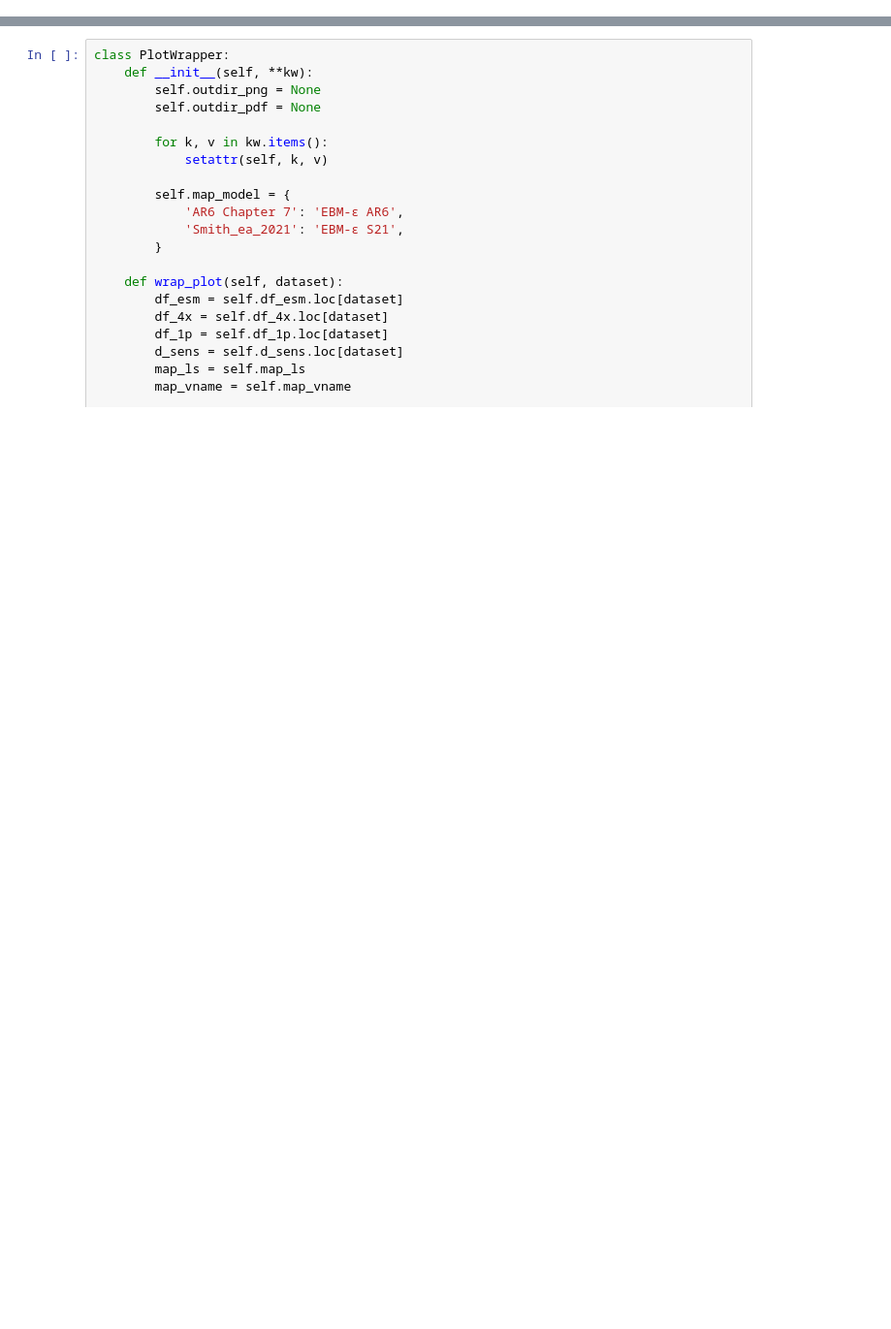
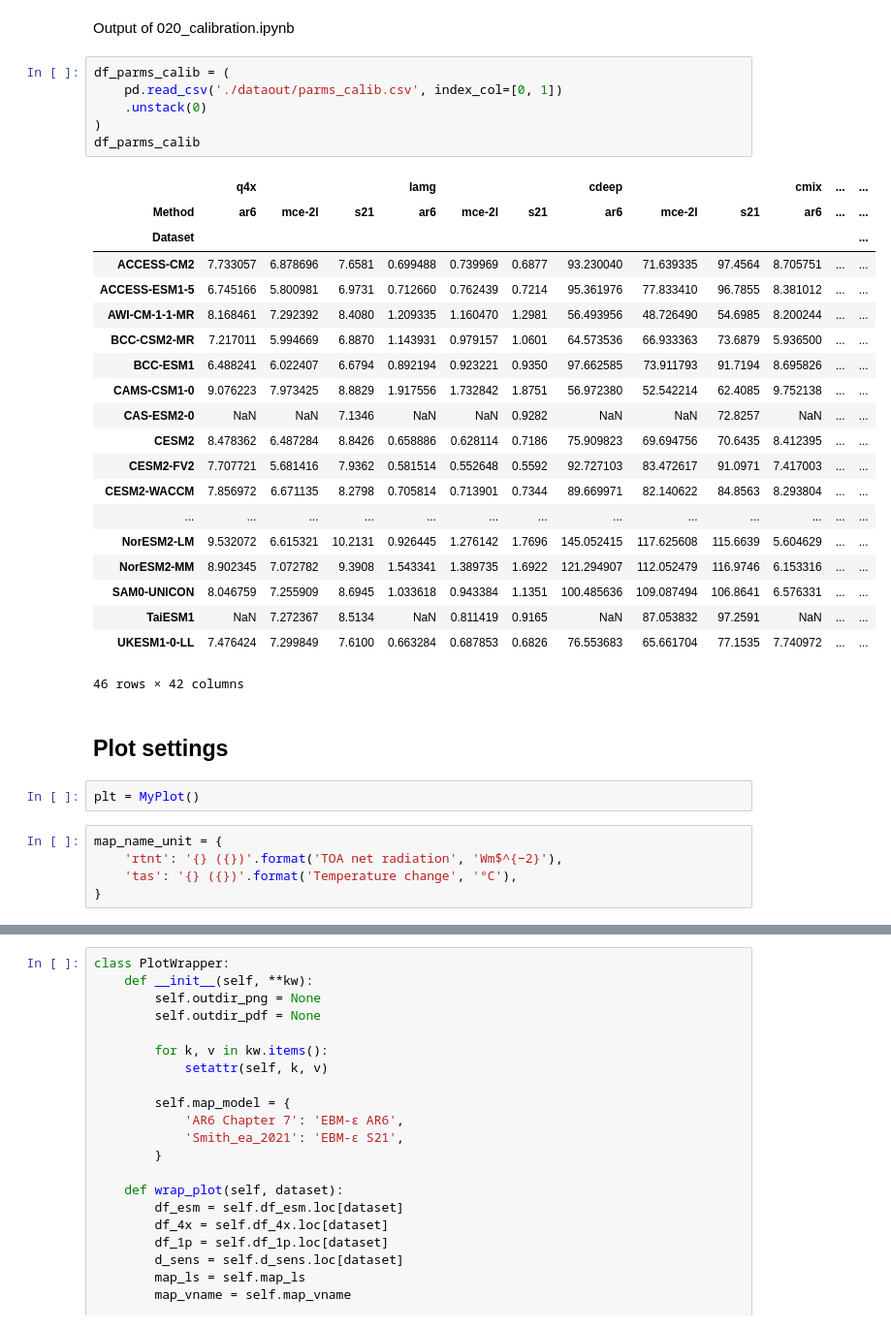
Before and after one commit to tsutsui1872/ar6-tlm, a Jupyter notebook: notebook/022_postproc.ipynb, the cells around one changed output, grey strips where cells are left out. Shown at 97% size. Drawn from its saved outputs; the diff is of its cells as text; blank space fills up the shorter version.

```diff
--- a/notebook/022_postproc.ipynb
+++ b/notebook/022_postproc.ipynb
@@ -0,0 +41,38 @@
+# %% [markdown]
+Output of 020_calibration.ipynb
+# %%
+df_parms_calib = (
+    pd.read_csv('./dataout/parms_calib.csv', index_col=[0, 1])
+    .unstack(0)
+)
+df_parms_calib
+# %% [output]
+|  | q4x |  |  | lamg |  |  | cdeep |  |  | cmix | ... | ... |
+| Method | ar6 | mce-2l | s21 | ar6 | mce-2l | s21 | ar6 | mce-2l | s21 | ar6 | ... | ... |
+| Dataset |  |  |  |  |  |  |  |  |  |  |  | ... |
+| ACCESS-CM2 | 7.733057 | 6.878696 | 7.6581 | 0.699488 | 0.739969 | 0.6877 | 93.230040 | 71.639335 | 97.4564 | 8.705751 | ... | ... |
+| ACCESS-ESM1-5 | 6.745166 | 5.800981 | 6.9731 | 0.712660 | 0.762439 | 0.7214 | 95.361976 | 77.833410 | 96.7855 | 8.381012 | ... | ... |
+| AWI-CM-1-1-MR | 8.168461 | 7.292392 | 8.4080 | 1.209335 | 1.160470 | 1.2981 | 56.493956 | 48.726490 | 54.6985 | 8.200244 | ... | ... |
+| BCC-CSM2-MR | 7.217011 | 5.994669 | 6.8870 | 1.143931 | 0.979157 | 1.0601 | 64.573536 | 66.933363 | 73.6879 | 5.936500 | ... | ... |
+| BCC-ESM1 | 6.488241 | 6.022407 | 6.6794 | 0.892194 | 0.923221 | 0.9350 | 97.662585 | 73.911793 | 91.7194 | 8.695826 | ... | ... |
+| CAMS-CSM1-0 | 9.076223 | 7.973425 | 8.8829 | 1.917556 | 1.732842 | 1.8751 | 56.972380 | 52.542214 | 62.4085 | 9.752138 | ... | ... |
+| CAS-ESM2-0 | NaN | NaN | 7.1346 | NaN | NaN | 0.9282 | NaN | NaN | 72.8257 | NaN | ... | ... |
+| CESM2 | 8.478362 | 6.487284 | 8.8426 | 0.658886 | 0.628114 | 0.7186 | 75.909823 | 69.694756 | 70.6435 | 8.412395 | ... | ... |
+| CESM2-FV2 | 7.707721 | 5.681416 | 7.9362 | 0.581514 | 0.552648 | 0.5592 | 92.727103 | 83.472617 | 91.0971 | 7.417003 | ... | ... |
+| CESM2-WACCM | 7.856972 | 6.671135 | 8.2798 | 0.705814 | 0.713901 | 0.7344 | 89.669971 | 82.140622 | 84.8563 | 8.293804 | ... | ... |
+| ... | ... | ... | ... | ... | ... | ... | ... | ... | ... | ... | ... | ... |
+| NorESM2-LM | 9.532072 | 6.615321 | 10.2131 | 0.926445 | 1.276142 | 1.7696 | 145.052415 | 117.625608 | 115.6639 | 5.604629 | ... | ... |
+| NorESM2-MM | 8.902345 | 7.072782 | 9.3908 | 1.543341 | 1.389735 | 1.6922 | 121.294907 | 112.052479 | 116.9746 | 6.153316 | ... | ... |
+| SAM0-UNICON | 8.046759 | 7.255909 | 8.6945 | 1.033618 | 0.943384 | 1.1351 | 100.485636 | 109.087494 | 106.8641 | 6.576331 | ... | ... |
+| TaiESM1 | NaN | 7.272367 | 8.5134 | NaN | 0.811419 | 0.9165 | NaN | 87.053832 | 97.2591 | NaN | ... | ... |
+| UKESM1-0-LL | 7.476424 | 7.299849 | 7.6100 | 0.663284 | 0.687853 | 0.6826 | 76.553683 | 65.661704 | 77.1535 | 7.740972 | ... | ... |
+46 rows × 42 columns
+# %% [markdown]
+## Plot settings
+# %%
+plt = MyPlot()
+# %%
+map_name_unit = {
+    'rtnt': '{} ({})'.format('TOA net radiation', 'Wm$^{−2}'),
+    'tas': '{} ({})'.format('Temperature change', '°C'),
+}
```
Also changed, not shown: parts of 12 cells of this notebook.
